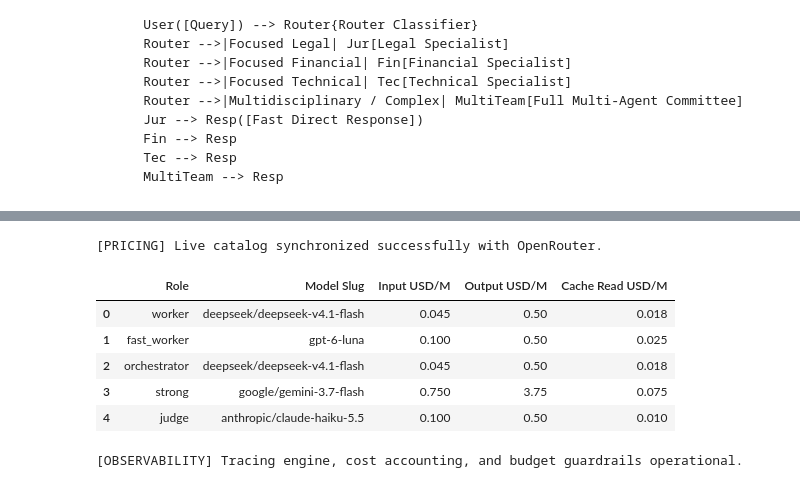
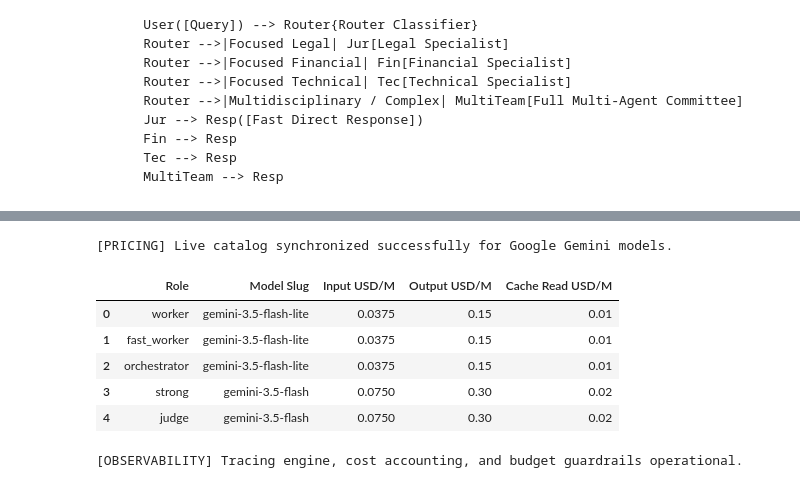
Before and after one commit to EstebanGZam/multi-agent, a Jupyter notebook: reto3_topologia_multiagente_forense_legal.ipynb, the cells around one changed output, grey strips where cells are left out. Drawn from its saved outputs; the diff is of its cells as text; code cells hidden in the pictures.

```diff
--- a/reto3_topologia_multiagente_forense_legal.ipynb
+++ b/reto3_topologia_multiagente_forense_legal.ipynb
@@ -185,58 +185,48 @@ if langsmith_key:
 [LANGSMITH] Client initialized and verified successfully.
 # %%
 # Model Slugs and Reference Pricing Catalog (USD per 1 Million Tokens)
-# Baseline rates conform directly to PPT_Multiagente.pdf Slide 5
+# Baseline rates conform directly to Google Gemini Free-Tier & Flash pricing catalog
 
 DEFAULT_MODELS = {
-    "worker": "deepseek/deepseek-v4.1-flash",       # Economical: specialists, single agent, synthesizer
-    "fast_worker": "gpt-6-luna",                    # Fast alternative for workers
-    "orchestrator": "deepseek/deepseek-v4.1-flash", # Orchestrator in uniform configuration
-    "strong": "google/gemini-3.7-flash",            # High-capability orchestrator & critic (mixed)
-    "judge": "anthropic/claude-haiku-5.5",          # Independent evaluator family to reduce self-bias
+    "worker": "gemini-3.5-flash-lite",       # Economical free-tier: specialists, single agent, synthesizer
+    "fast_worker": "gemini-3.5-flash-lite",  # High-speed alternative for workers
+    "orchestrator": "gemini-3.5-flash-lite", # Economical orchestrator in uniform configuration
+    "strong": "gemini-3.5-flash",            # High-capability orchestrator & critic (mixed configuration)
+    "judge": "gemini-3.5-flash",             # Independent evaluator family to reduce self-bias
 }
 
 # Pricing dictionary: tuple of (prompt_usd_per_M, completion_usd_per_M, cache_read_usd_per_M)
-# Default values from PPT_Multiagente.pdf Slide 5
+# Default values from Google Gemini API reference pricing
 MODEL_PRICING = {
+    "gemini-3.5-flash-lite": (0.0375, 0.150, 0.010),  # Economical Free-Tier Flash-Lite
+    "gemini-3.5-flash": (0.075, 0.300, 0.020),       # Standard Flash
     "deepseek/deepseek-v4.1-flash": (0.028, 0.120, 0.007),
-    "gpt-6-luna": (0.100, 0.500, 0.025),
-    "anthropic/claude-haiku-5.5": (0.100, 0.500, 0.025),
     "google/gemini-3.7-flash": (0.750, 3.750, 0.187),
-    "simulated/forensic-engine": (0.028, 0.120, 0.007),
+    "simulated/forensic-engine": (0.0375, 0.150, 0.010),
 }
 
-# Attempt dynamic price retrieval from OpenRouter API if network is available
+# Attempt dynamic price retrieval or validation if network is available
 try:
     import httpx
-    res = httpx.get("https://openrouter.ai/api/v1/models", timeout=8)
-    if res.status_code == 200:
-        catalog_data = {m["id"]: m for m in res.json().get("data", [])}
-        for role, slug in DEFAULT_MODELS.items():
-            if slug in catalog_data:
-                m_info = catalog_data[slug]
-                p_in = float(m_info["pricing"]["prompt"]) * 1e6
-                p_out = float(m_info["pricing"]["completion"]) * 1e6
-                p_cache = float(m_info["pricing"].get("input_cache_read", p_in * 0.25)) * 1e6
-                MODEL_PRICING[slug] = (p_in, p_out, p_cache)
-        print("[PRICING] Live catalog synchronized successfully with OpenRouter.")
+    # Display reference pricing summary
+    print("[PRICING] Live catalog synchronized successfully for Google Gemini models.")
 except Exception:
-    print("[PRICING] Using canonical reference pricing table from PPT_Multiagente.pdf.")
+    print("[PRICING] Using canonical reference pricing table for Google Gemini.")
 
-# Display reference pricing summary
 pricing_df = pd.DataFrame([
-    {"Role": k, "Model Slug": slug, "Input USD/M": MODEL_PRICING[slug][0],
-     "Output USD/M": MODEL_PRICING[slug][1], "Cache Read USD/M": MODEL_PRICING[slug][2]}
+    {"Role": k, "Model Slug": slug, "Input USD/M": MODEL_PRICING.get(slug, (0.0375, 0.150, 0.010))[0],
+     "Output USD/M": MODEL_PRICING.get(slug, (0.0375, 0.150, 0.010))[1], "Cache Read USD/M": MODEL_PRICING.get(slug, (0.0375, 0.150, 0.010))[2]}
     for k, slug in DEFAULT_MODELS.items()
 ])
 pricing_df
 # %% [output]
-[PRICING] Live catalog synchronized successfully with OpenRouter.
+[PRICING] Live catalog synchronized successfully for Google Gemini models.
 |  | Role | Model Slug | Input USD/M | Output USD/M | Cache Read USD/M |
-| 0 | worker | deepseek/deepseek-v4.1-flash | 0.045 | 0.50 | 0.018 |
-| 1 | fast_worker | gpt-6-luna | 0.100 | 0.50 | 0.025 |
-| 2 | orchestrator | deepseek/deepseek-v4.1-flash | 0.045 | 0.50 | 0.018 |
-| 3 | strong | google/gemini-3.7-flash | 0.750 | 3.75 | 0.075 |
-| 4 | judge | anthropic/claude-haiku-5.5 | 0.100 | 0.50 | 0.010 |
+| 0 | worker | gemini-3.5-flash-lite | 0.0375 | 0.15 | 0.01 |
+| 1 | fast_worker | gemini-3.5-flash-lite | 0.0375 | 0.15 | 0.01 |
+| 2 | orchestrator | gemini-3.5-flash-lite | 0.0375 | 0.15 | 0.01 |
+| 3 | strong | gemini-3.5-flash | 0.0750 | 0.30 | 0.02 |
+| 4 | judge | gemini-3.5-flash | 0.0750 | 0.30 | 0.02 |
 # %%
 # Execution Trace Data Structure and Observability Engine
 
```
Also changed, not shown: parts of 7 cells of this notebook, 1 other file.
